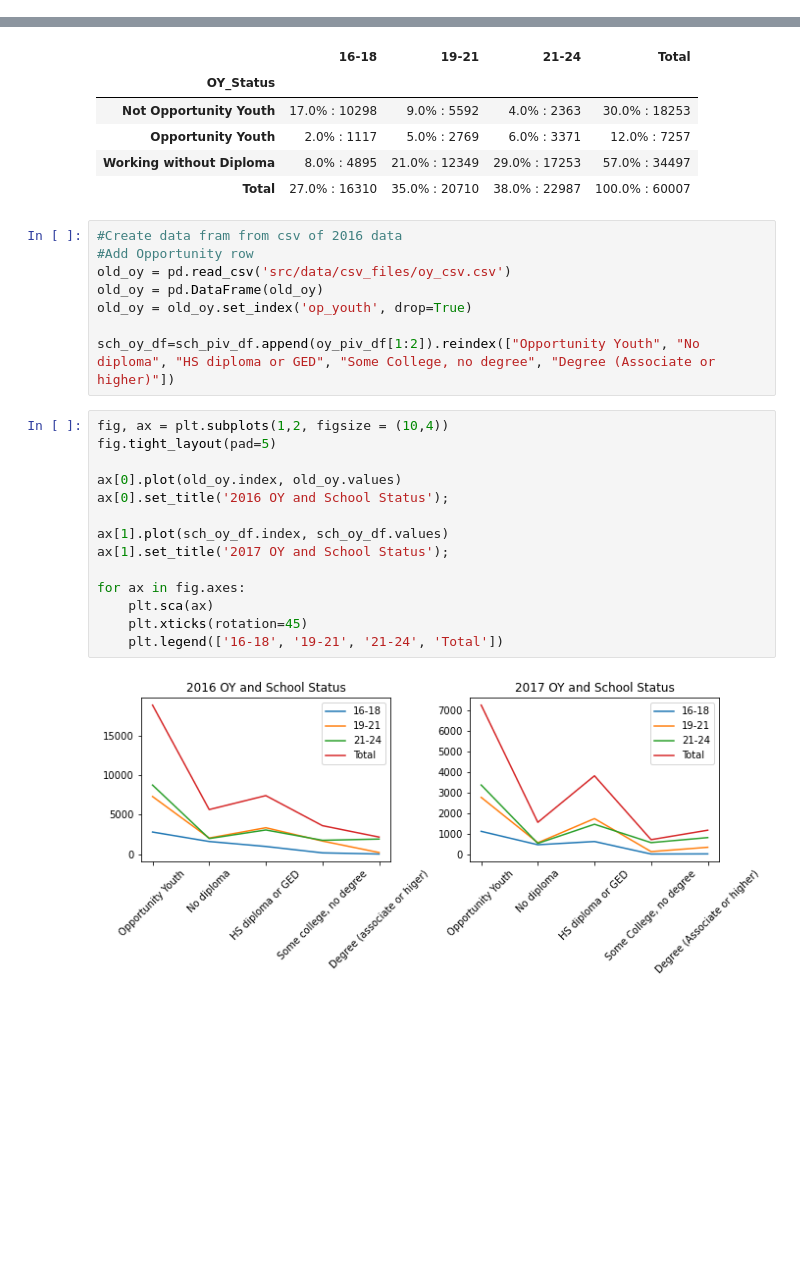
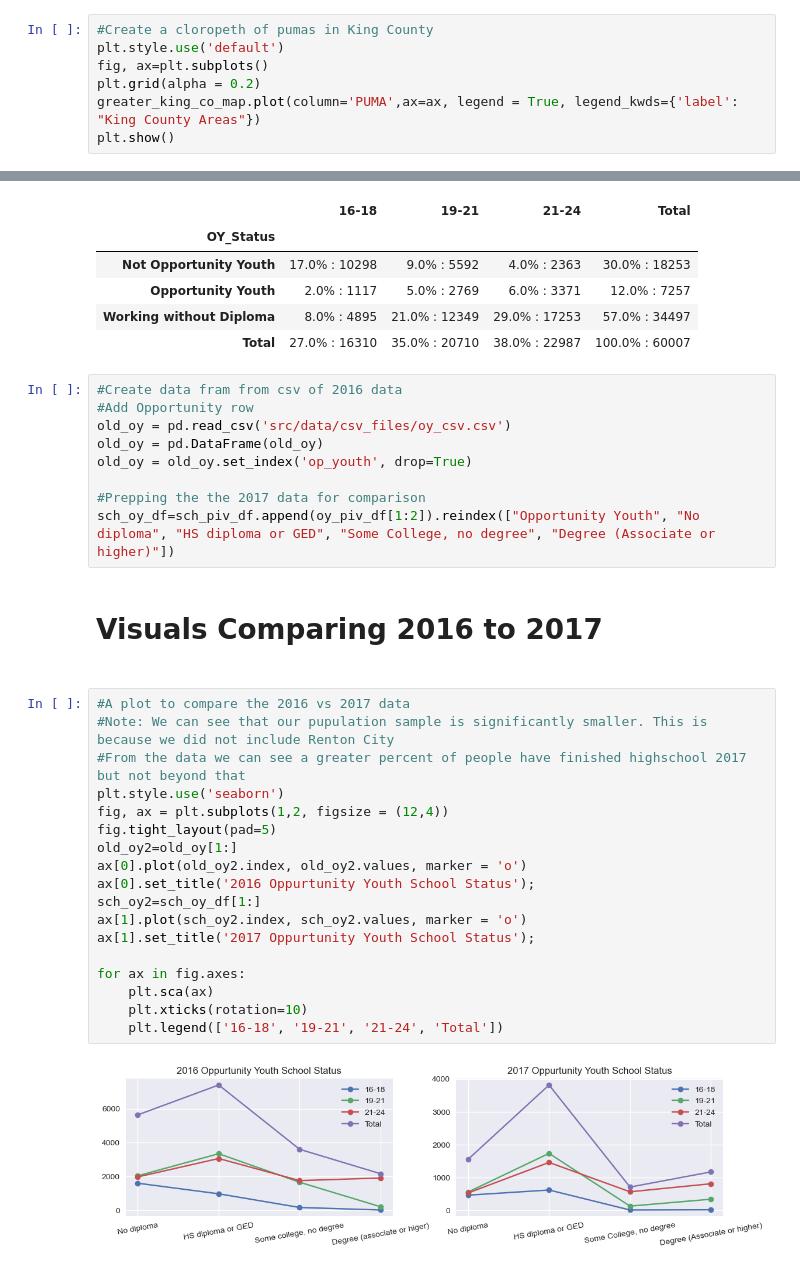
Before and after one commit to ghPRao/Opportunity-Youth, a Jupyter notebook: Index.ipynb, the cells around one changed output, grey strips where cells are left out. Cells and saved outputs as stored; diff of their text form; blank space fills up the shorter version.

Commit message:
Updated Index with all work

```diff
--- a/Index.ipynb
+++ b/Index.ipynb
@@ -7,0 +21,7 @@ import matplotlib.pyplot as plt
+# %%
+#Create a cloropeth of pumas in King County
+plt.style.use('default')
+fig, ax=plt.subplots()
+plt.grid(alpha = 0.2)
+greater_king_co_map.plot(column='PUMA',ax=ax, legend = True, legend_kwds={'label': "King County Areas"})
+plt.show()
@@ -192,20 +245,27 @@ old_oy = pd.read_csv('src/data/csv_files/oy_csv.csv')
 old_oy = pd.DataFrame(old_oy)
 old_oy = old_oy.set_index('op_youth', drop=True)
 
+#Prepping the the 2017 data for comparison
 sch_oy_df=sch_piv_df.append(oy_piv_df[1:2]).reindex(["Opportunity Youth", "No diploma", "HS diploma or GED", "Some College, no degree", "Degree (Associate or higher)"])
+# %% [markdown]
+<h1>Visuals Comparing 2016 to 2017<h1>
 # %%
-fig, ax = plt.subplots(1,2, figsize = (10,4))
+#A plot to compare the 2016 vs 2017 data
+#Note: We can see that our pupulation sample is significantly smaller. This is because we did not include Renton City
+#From the data we can see a greater percent of people have finished highschool 2017 but not beyond that
+plt.style.use('seaborn')
+fig, ax = plt.subplots(1,2, figsize = (12,4))
 fig.tight_layout(pad=5)
-
-ax[0].plot(old_oy.index, old_oy.values)
-ax[0].set_title('2016 OY and School Status');
-
-ax[1].plot(sch_oy_df.index, sch_oy_df.values)
-ax[1].set_title('2017 OY and School Status');
+old_oy2=old_oy[1:]
+ax[0].plot(old_oy2.index, old_oy2.values, marker = 'o')
+ax[0].set_title('2016 Oppurtunity Youth School Status');
+sch_oy2=sch_oy_df[1:]
+ax[1].plot(sch_oy2.index, sch_oy2.values, marker = 'o')
+ax[1].set_title('2017 Oppurtunity Youth School Status');
 
 for ax in fig.axes:
     plt.sca(ax)
-    plt.xticks(rotation=45)
+    plt.xticks(rotation=10)
     plt.legend(['16-18', '19-21', '21-24', 'Total'])
 # %% [output]
-[figure, old version]
+[figure, new version]
```
Also changed, not shown: parts of 28 cells of this notebook.
